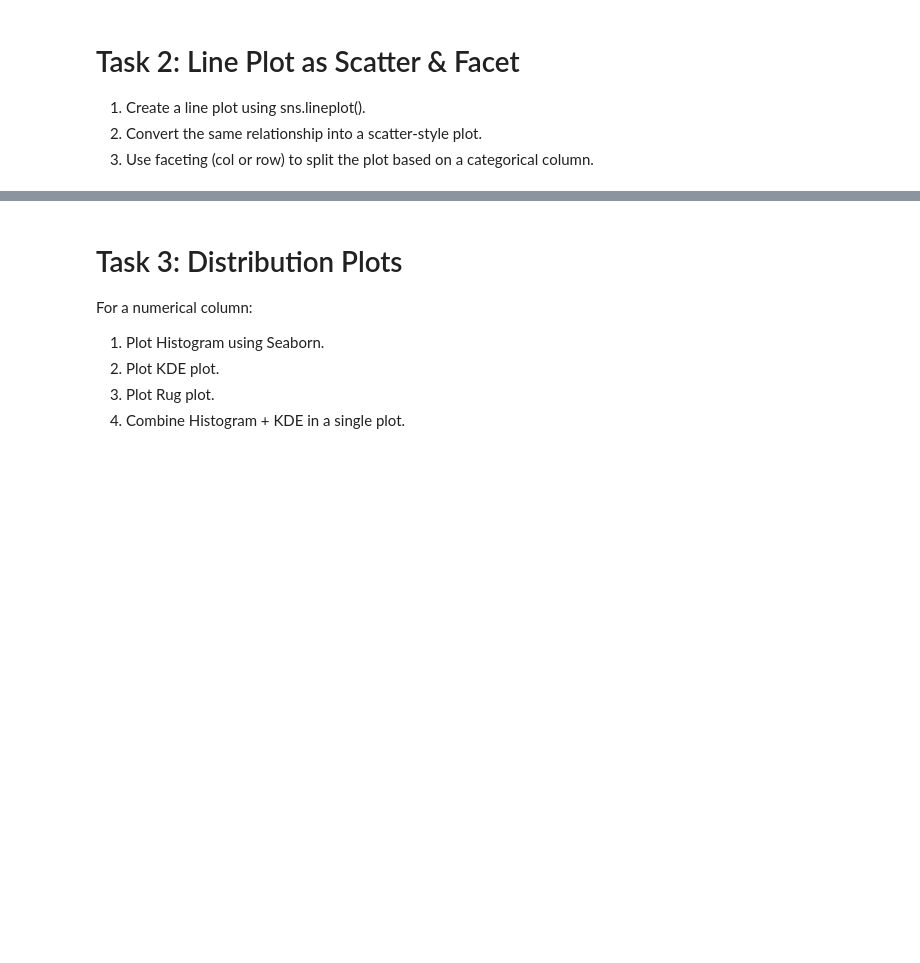
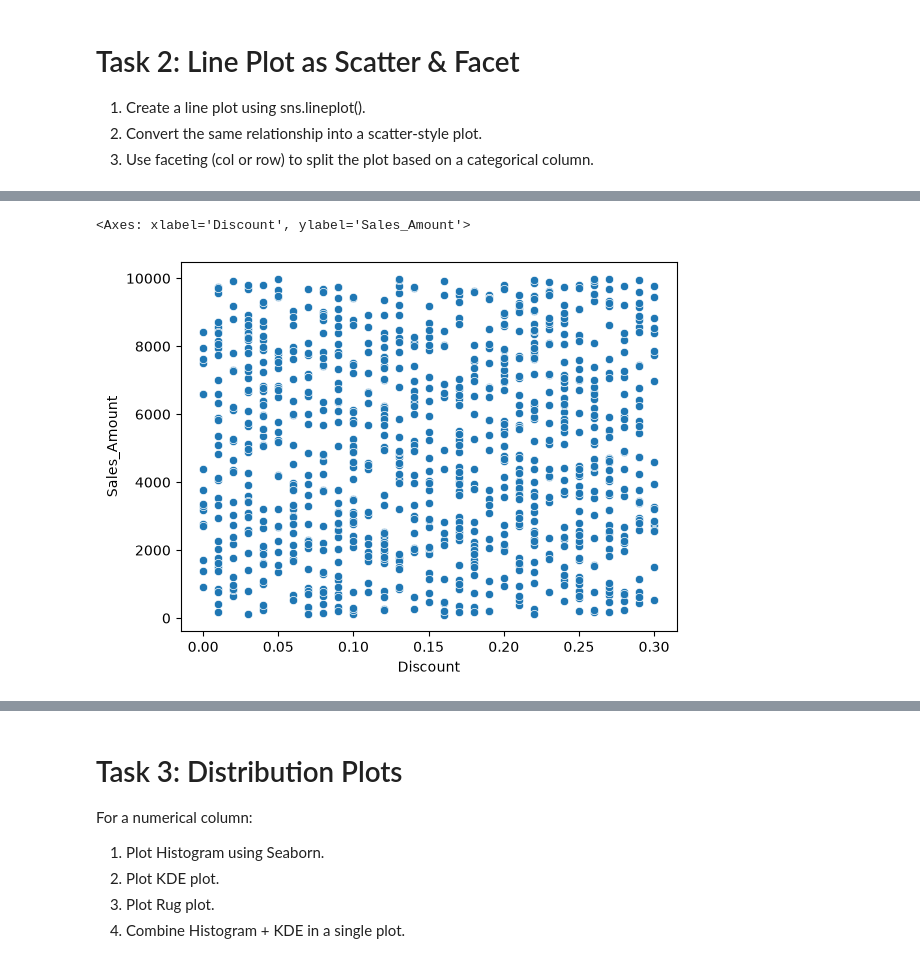
Before and after one commit to aroy1856/data-science-course, a Jupyter notebook: genai/data_analysis/assignment-12/seaborn.ipynb, the cells around one changed output, grey strips where cells are left out. Cells and saved outputs as stored; diff of their text form; code cells hidden in the pictures; blank space fills up the shorter version.

```diff
--- a/genai/data_analysis/assignment-12/seaborn.ipynb
+++ b/genai/data_analysis/assignment-12/seaborn.ipynb
@@ -27,0 +61,6 @@ df.head()
+# %%
+# scatter plot
+sns.scatterplot(x='Discount', y='Sales_Amount', data=df)
+# %% [output]
+<Axes: xlabel='Discount', ylabel='Sales_Amount'>
+[figure, added]
```
Also changed, not shown: parts of 24 cells of this notebook, 1 other file.
